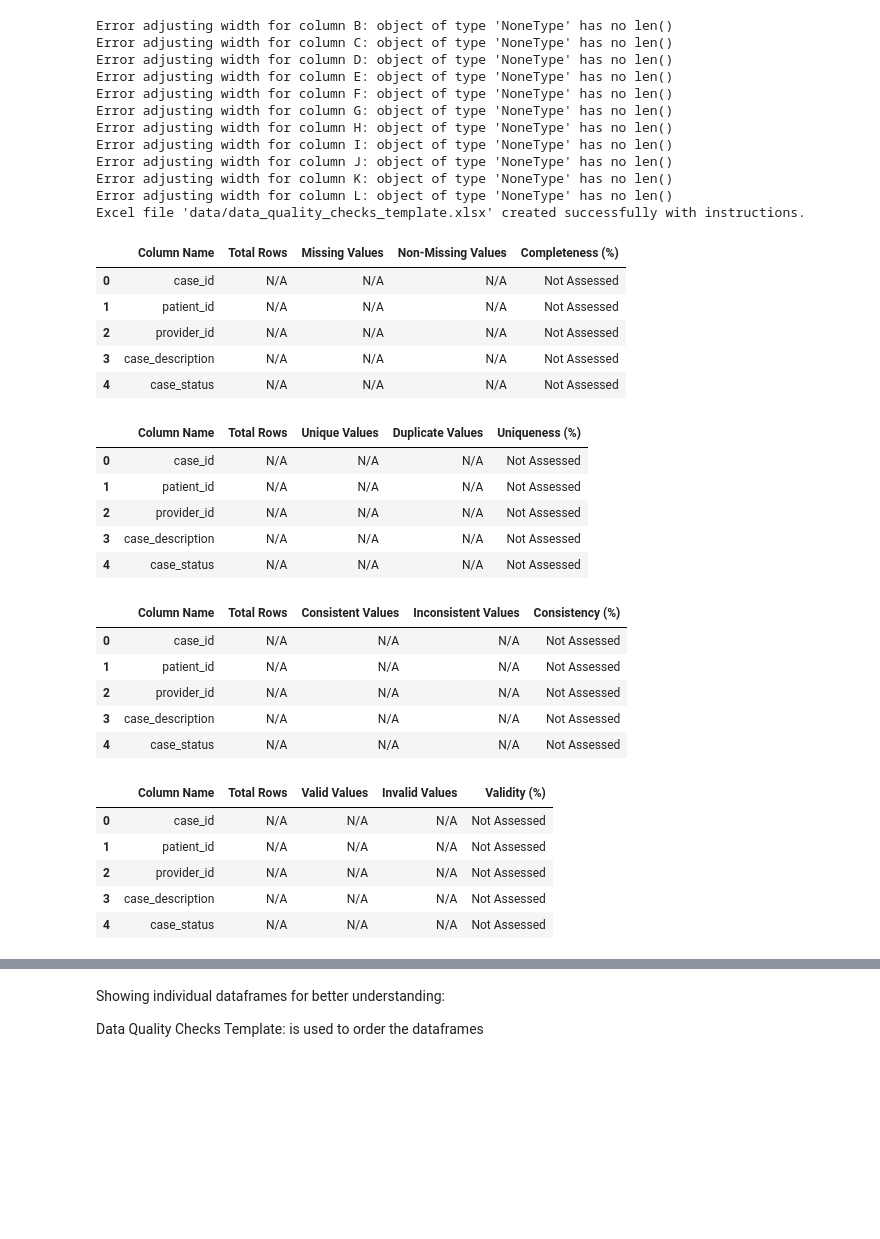
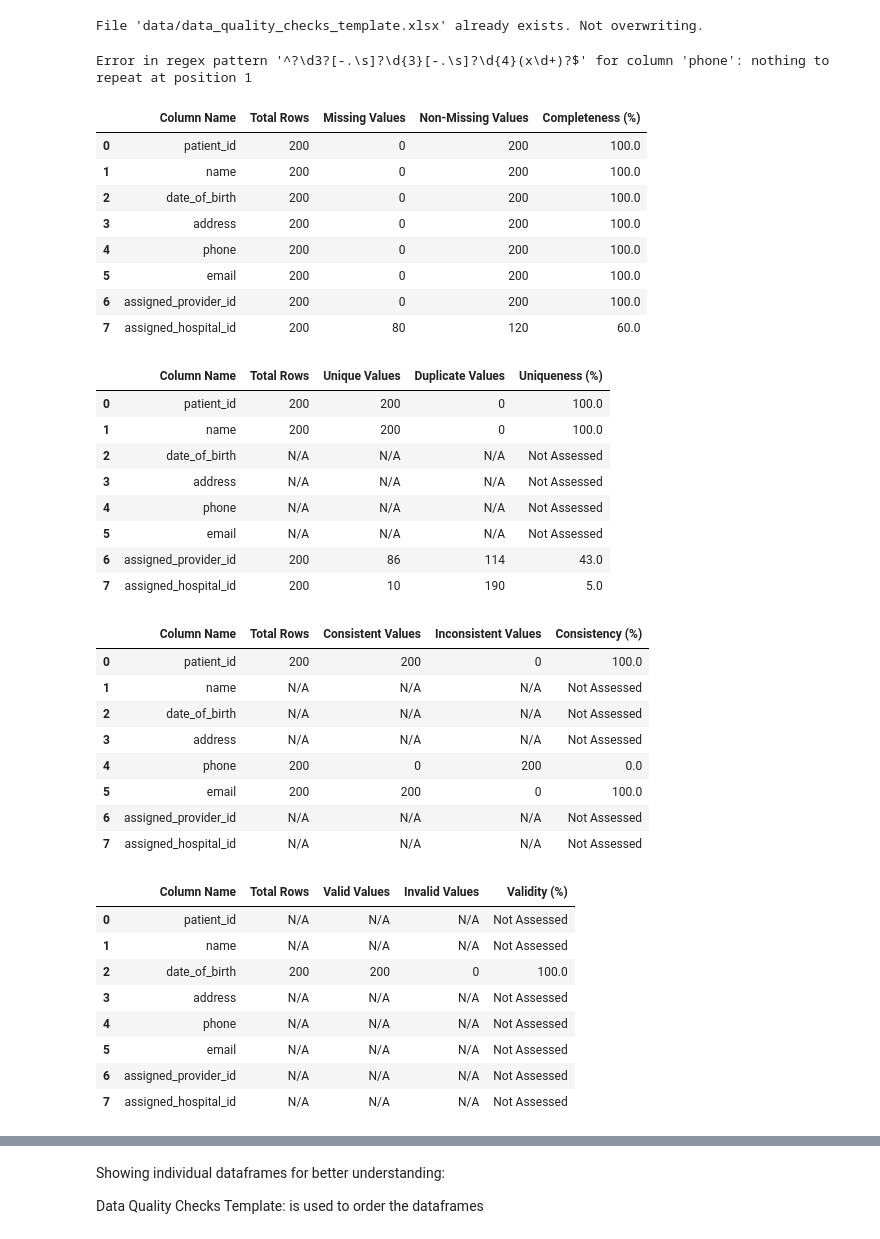
Before and after one commit to YavinOwens/data_quality_pocs, a Jupyter notebook: testing.ipynb, the cells around one changed output, grey strips where cells are left out. Drawn from its saved outputs; the diff is of its cells as text; code cells hidden in the pictures; blank space fills up the shorter version.

```diff
--- a/testing.ipynb
+++ b/testing.ipynb
@@ -24,51 +24,53 @@ list(dir(DataDoctor))
  'read_data_quality_template',
  'similar']
 # %%
-data_file_path = 'data/case_allocations.csv'
+data_file_path = 'data/patients.csv'
 template_file_path = 'data/data_quality_checks_template.xlsx'
 
 # Create an instance of DataDoctor
 data_doctor = DataDoctor()
 
 # Check if the template file exists, and create if it doesn't
 data_doctor.configure_quality_check(data_file_path, template_file_path)
 
 # Evaluate data quality based on the template
 results = data_doctor.evaluate_data_quality(data_file_path, template_file_path)
 # %% [output]
-Error adjusting width for column B: object of type 'NoneType' has no len()
-Error adjusting width for column C: object of type 'NoneType' has no len()
-Error adjusting width for column D: object of type 'NoneType' has no len()
-Error adjusting width for column E: object of type 'NoneType' has no len()
-Error adjusting width for column F: object of type 'NoneType' has no len()
-Error adjusting width for column G: object of type 'NoneType' has no len()
-Error adjusting width for column H: object of type 'NoneType' has no len()
-Error adjusting width for column I: object of type 'NoneType' has no len()
-Error adjusting width for column J: object of type 'NoneType' has no len()
-Error adjusting width for column K: object of type 'NoneType' has no len()
-Error adjusting width for column L: object of type 'NoneType' has no len()
-Excel file 'data/data_quality_checks_template.xlsx' created successfully with instructions.
+File 'data/data_quality_checks_template.xlsx' already exists. Not overwriting.
+Error in regex pattern '^?\d3?[-.\s]?\d{3}[-.\s]?\d{4}(x\d+)?$' for column 'phone': nothing to repeat at position 1
 |  | Column Name | Total Rows | Missing Values | Non-Missing Values | Completeness (%) |
-| 0 | case_id | N/A | N/A | N/A | Not Assessed |
-| 1 | patient_id | N/A | N/A | N/A | Not Assessed |
-| 2 | provider_id | N/A | N/A | N/A | Not Assessed |
-| 3 | case_description | N/A | N/A | N/A | Not Assessed |
-| 4 | case_status | N/A | N/A | N/A | Not Assessed |
+| 0 | patient_id | 200 | 0 | 200 | 100.0 |
+| 1 | name | 200 | 0 | 200 | 100.0 |
+| 2 | date_of_birth | 200 | 0 | 200 | 100.0 |
+| 3 | address | 200 | 0 | 200 | 100.0 |
+| 4 | phone | 200 | 0 | 200 | 100.0 |
+| 5 | email | 200 | 0 | 200 | 100.0 |
+| 6 | assigned_provider_id | 200 | 0 | 200 | 100.0 |
+| 7 | assigned_hospital_id | 200 | 80 | 120 | 60.0 |
 |  | Column Name | Total Rows | Unique Values | Duplicate Values | Uniqueness (%) |
-| 0 | case_id | N/A | N/A | N/A | Not Assessed |
-| 1 | patient_id | N/A | N/A | N/A | Not Assessed |
-| 2 | provider_id | N/A | N/A | N/A | Not Assessed |
-| 3 | case_description | N/A | N/A | N/A | Not Assessed |
-| 4 | case_status | N/A | N/A | N/A | Not Assessed |
+| 0 | patient_id | 200 | 200 | 0 | 100.0 |
+| 1 | name | 200 | 200 | 0 | 100.0 |
+| 2 | date_of_birth | N/A | N/A | N/A | Not Assessed |
+| 3 | address | N/A | N/A | N/A | Not Assessed |
+| 4 | phone | N/A | N/A | N/A | Not Assessed |
+| 5 | email | N/A | N/A | N/A | Not Assessed |
+| 6 | assigned_provider_id | 200 | 86 | 114 | 43.0 |
+| 7 | assigned_hospital_id | 200 | 10 | 190 | 5.0 |
 |  | Column Name | Total Rows | Consistent Values | Inconsistent Values | Consistency (%) |
-| 0 | case_id | N/A | N/A | N/A | Not Assessed |
-| 1 | patient_id | N/A | N/A | N/A | Not Assessed |
-| 2 | provider_id | N/A | N/A | N/A | Not Assessed |
-| 3 | case_description | N/A | N/A | N/A | Not Assessed |
-| 4 | case_status | N/A | N/A | N/A | Not Assessed |
+| 0 | patient_id | 200 | 200 | 0 | 100.0 |
+| 1 | name | N/A | N/A | N/A | Not Assessed |
+| 2 | date_of_birth | N/A | N/A | N/A | Not Assessed |
+| 3 | address | N/A | N/A | N/A | Not Assessed |
+| 4 | phone | 200 | 0 | 200 | 0.0 |
+| 5 | email | 200 | 200 | 0 | 100.0 |
+| 6 | assigned_provider_id | N/A | N/A | N/A | Not Assessed |
+| 7 | assigned_hospital_id | N/A | N/A | N/A | Not Assessed |
 |  | Column Name | Total Rows | Valid Values | Invalid Values | Validity (%) |
-| 0 | case_id | N/A | N/A | N/A | Not Assessed |
-| 1 | patient_id | N/A | N/A | N/A | Not Assessed |
-| 2 | provider_id | N/A | N/A | N/A | Not Assessed |
-| 3 | case_description | N/A | N/A | N/A | Not Assessed |
-| 4 | case_status | N/A | N/A | N/A | Not Assessed |
+| 0 | patient_id | N/A | N/A | N/A | Not Assessed |
+| 1 | name | N/A | N/A | N/A | Not Assessed |
+| 2 | date_of_birth | 200 | 200 | 0 | 100.0 |
+| 3 | address | N/A | N/A | N/A | Not Assessed |
+| 4 | phone | N/A | N/A | N/A | Not Assessed |
+| 5 | email | N/A | N/A | N/A | Not Assessed |
+| 6 | assigned_provider_id | N/A | N/A | N/A | Not Assessed |
+| 7 | assigned_hospital_id | N/A | N/A | N/A | Not Assessed |
```
Also changed, not shown: parts of 7 cells of this notebook, 2 other files.
